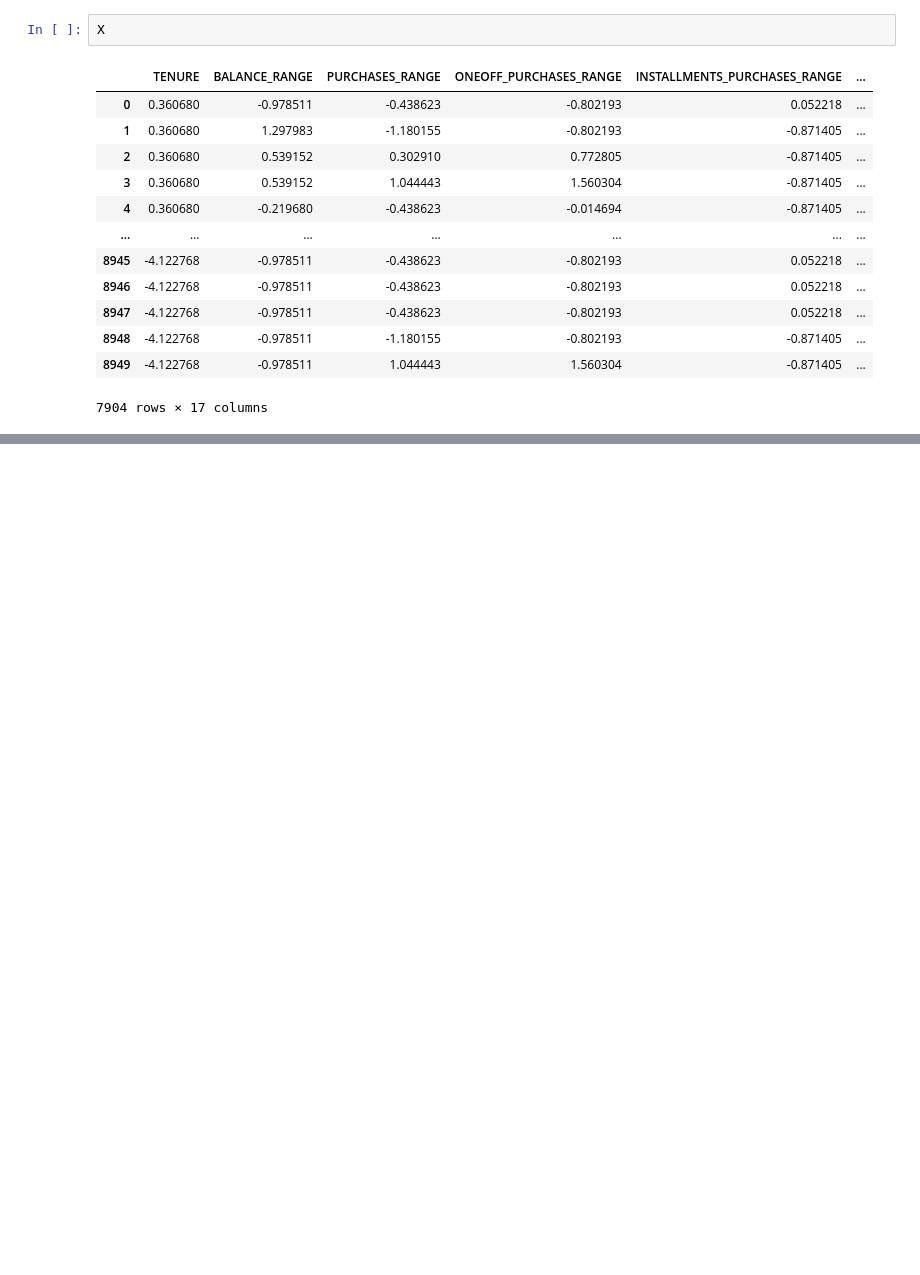
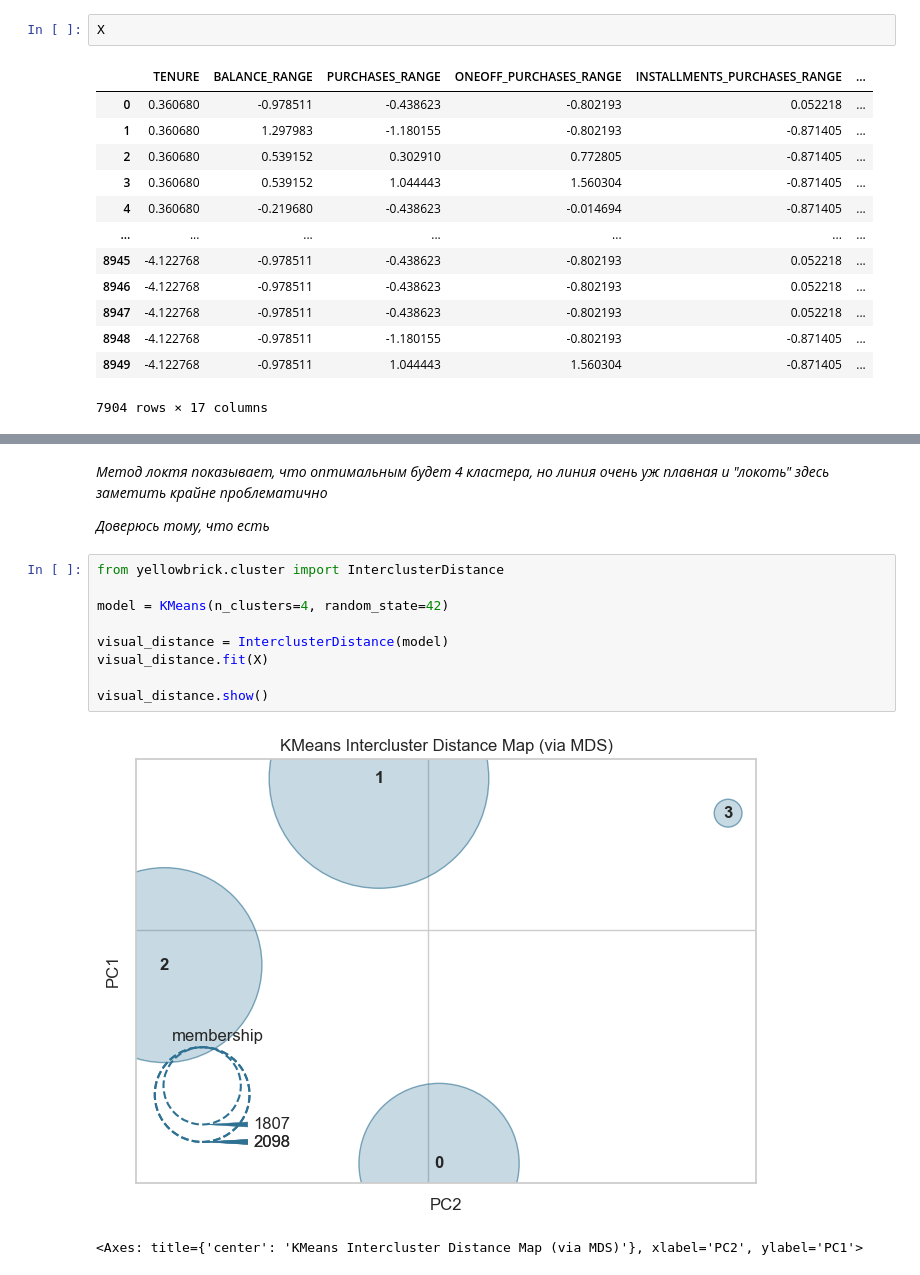
Before and after one commit to Zikarakus/home_works, a Jupyter notebook: HW_clustering.ipynb, the cells around one changed output, grey strips where cells are left out. Saved outputs shown, nothing was run; the diff lists cells and outputs as text; blank space fills up the shorter version.

```diff
--- a/HW_clustering.ipynb
+++ b/HW_clustering.ipynb
@@ -180,0 +220,16 @@ X
+# %% [markdown]
+_Метод локтя показывает, что оптимальным будет 4 кластера, но линия очень уж плавная и "локоть" здесь заметить крайне проблематично_
+
+_Доверюсь тому, что есть_
+# %%
+from yellowbrick.cluster import InterclusterDistance
+
+model = KMeans(n_clusters=4, random_state=42)
+
+visual_distance = InterclusterDistance(model)
+visual_distance.fit(X)
+
+visual_distance.show()
+# %% [output]
+[figure, added]
+<Axes: title={'center': 'KMeans Intercluster Distance Map (via MDS)'}, xlabel='PC2', ylabel='PC1'>
```
Also changed, not shown: parts of 32 cells of this notebook.
